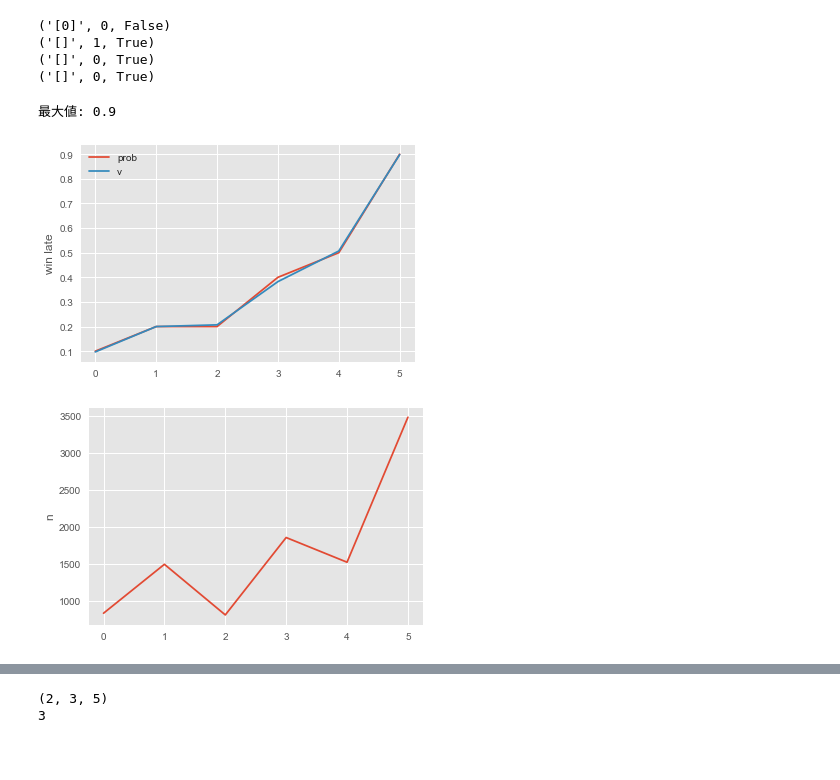
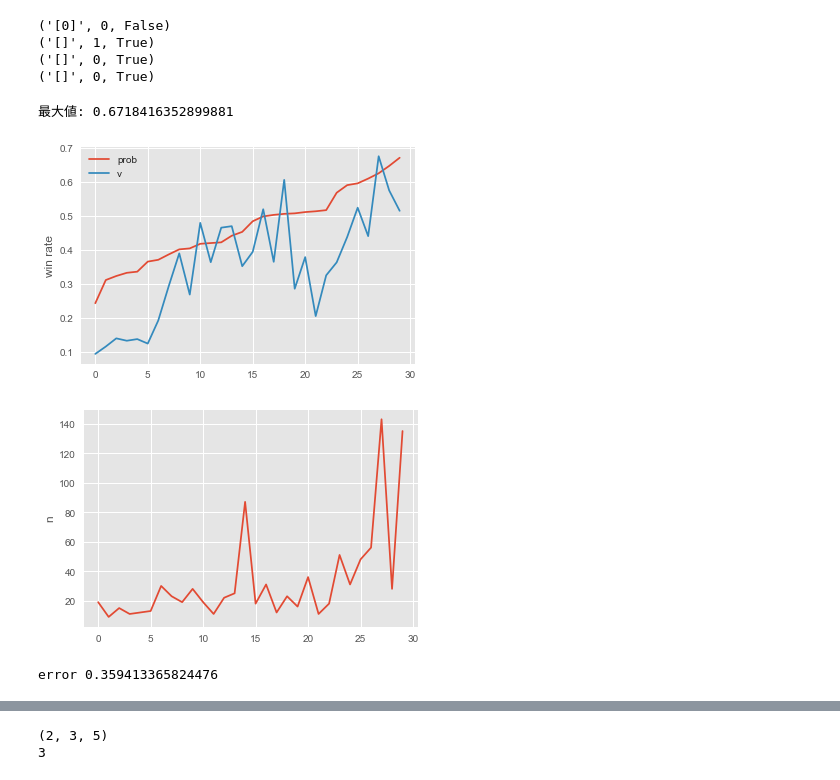
Before and after one commit to kuni1014/bandit, a Jupyter notebook: multi_state_bandit_env.ipynb, the cells around one changed output, grey strips where cells are left out. Saved outputs shown, nothing was run; the diff lists cells and outputs as text; code cells hidden in the pictures; blank space fills up the shorter version.

Commit message:
add error func

```diff
--- a/multi_state_bandit_env.ipynb
+++ b/multi_state_bandit_env.ipynb
@@ -134,12 +135,12 @@ def create_key(num_actions, num_dim):
                 key_states[i+1].append(j+[k])
     return key_states
 # %%
-probs = np.array([[0.9, 0.2, 0.5],
-            [0.2, 0.4, 0.1]])
+# probs = np.array([[0.9, 0.2, 0.5],
+#             [0.2, 0.4, 0.1]])
 
 #probs = np.array([0.1, 0.2, 0.3, 0.4, 0.5])
 
-#probs = np.random.normal(loc=0.5, scale=0.1, size=(10,30,5))
+probs = np.random.normal(loc=0.5, scale=0.1, size=(2,3,5))
 print("最大値:", np.max(probs))
 
 policy = "e_greedy"
@@ -149,47 +150,54 @@ num_dim = probs.ndim
 key_states = create_key(num_actions, num_dim)
 
 env = BanditEnv(probs)
-agent = Agent(key_states, policy, alpha=0.1, epsilon=0.7)
+agent = Agent(key_states, policy, alpha=0.1, epsilon=0.5)
 state = env.restart()
 
-num_episode = 10000
+### シミュレーション
+num_episode = 1000
 for i in range(num_episode):
     is_end = False
     while not(is_end):
         action = agent.select_action(state)
         next_state, reward, is_end = env.step(action)
         agent.lerning(state, action, reward, next_state, is_end)
         state = next_state
 
-
+### グラフ表示
 f_probs = probs.flatten()
 sort_index = f_probs.argsort()
-f_probs.sort()
+sort_f_probs = np.sort(f_probs)
 
 end_v = []
 end_n = []
 for i in key_states[-2]: # 終端から一つ前のQ値
     end_v.append(agent.v[str(i)])
     end_n.append(agent.n[str(i)])
 end_v = np.array(end_v).flatten()
 end_n = np.array(end_n).flatten()
 
 sort_v = []
 sort_n = []
 for i in sort_index:
     sort_v.append(end_v[i])
     sort_n.append(end_n[i])
 
-plt.plot(f_probs, label="prob")
+plt.plot(sort_f_probs, label="prob")
 plt.plot(sort_v, label="v")
-plt.ylabel("win late")
+plt.ylabel("win rate")
 plt.legend()
 plt.show()
 
 plt.plot(sort_n)
 plt.ylabel("n")
 plt.show()
+
+win_rate = 0.5 # エラーをみる際に考慮する勝率
+boo = sort_f_probs > win_rate
+error = np.sum((sort_f_probs * boo.astype("int") - sort_v * boo.astype("int"))**2)
+print("error", error)
 # %% [output]
-最大値: 0.9
+最大値: 0.6718416352899881
-[figure, old version]
+[figure, new version]
-[figure, old version]
+[figure, new version]
+error 0.359413365824476
```
Also changed, not shown: parts of 6 cells of this notebook.
